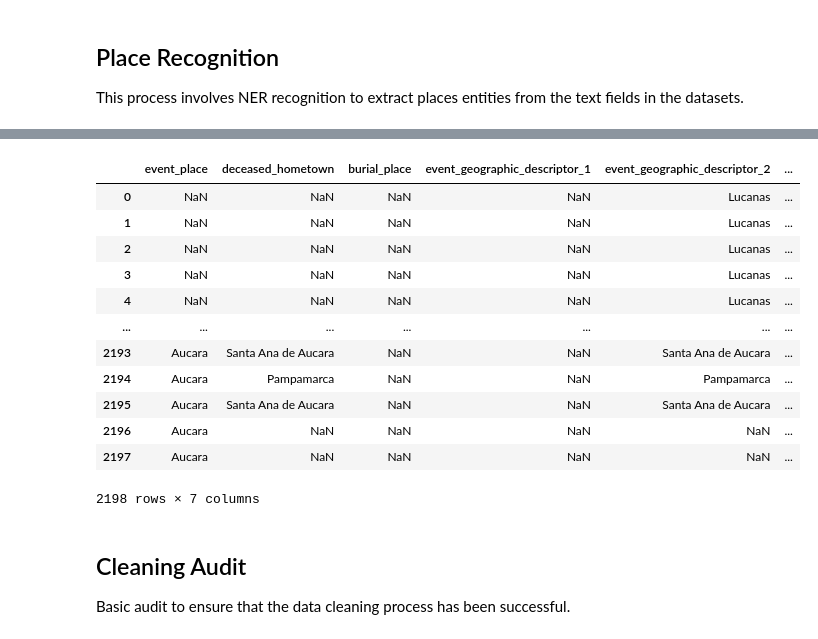
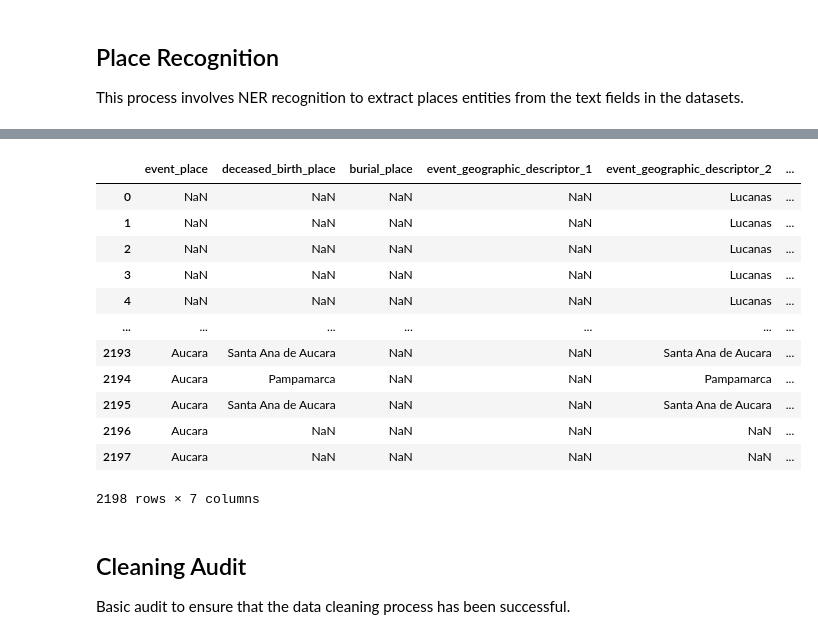
Before and after one commit to UCSB-AMPLab/sondondo, a Jupyter notebook: project_code/1_dataCleaning.ipynb, the cells around one changed output, grey strips where cells are left out. Saved outputs shown, nothing was run; the diff lists cells and outputs as text; code cells hidden in the pictures.

```diff
--- a/project_code/1_dataCleaning.ipynb
+++ b/project_code/1_dataCleaning.ipynb
@@ -383,7 +383,7 @@ from actions.extractors import placeRecognition
 extractor = placeRecognition.PlaceExtractor()
 # %%
 bautismos_place_columns = [
-    'baptized_hometown', 'event_place', 'event_geographic_descriptor_1',
+    'baptized_birth_place', 'event_place', 'event_geographic_descriptor_1',
         'event_geographic_descriptor_2', 'event_geographic_descriptor_3',
         'event_geographic_descriptor_4'
 ]
@@ -411,9 +411,9 @@ BAUTISMOS_HARMONIZED[bautismos_place_columns]
 6341 rows × 6 columns
 # %%
 matrimonios_place_columns = [
-    'groom_hometown',
+    'groom_birth_place',
        'groom_resident_in',
-       'bride_hometown', 'bride_resident_in',
+       'bride_birth_place', 'bride_resident_in',
        'event_place', 'event_geographic_descriptor_1', 'event_geographic_descriptor_2',
        'event_geographic_descriptor_3', 'event_geographic_descriptor_4',
        'event_geographic_descriptor_5', 'event_geographic_descriptor_6'
@@ -442,20 +442,20 @@ MATRIMONIOS_HARMONIZED[matrimonios_place_columns]
 1719 rows × 11 columns
 # %%
 entierros_place_columns = [
-    'event_place', 'deceased_hometown', 'burial_place', 'event_geographic_descriptor_1',
+    'event_place', 'deceased_birth_place', 'burial_place', 'event_geographic_descriptor_1',
     'event_geographic_descriptor_2', 'event_geographic_descriptor_3',
     'event_geographic_descriptor_4'
 ]
 
 ENTIERROS_PLACES_RAW = ENTIERROS_HARMONIZED[entierros_place_columns]
 
 for col in entierros_place_columns:
     if col in ENTIERROS_HARMONIZED.columns:
         ENTIERROS_HARMONIZED[col] = extractor.extract_places_per_row(ENTIERROS_HARMONIZED[col])
 
 ENTIERROS_HARMONIZED[entierros_place_columns]
 # %% [output]
-|  | event_place | deceased_hometown | burial_place | event_geographic_descriptor_1 | event_geographic_descriptor_2 | ... |
+|  | event_place | deceased_birth_place | burial_place | event_geographic_descriptor_1 | event_geographic_descriptor_2 | ... |
 | 0 | NaN | NaN | NaN | NaN | Lucanas | ... |
 | 1 | NaN | NaN | NaN | NaN | Lucanas | ... |
 | 2 | NaN | NaN | NaN | NaN | Lucanas | ... |
```
Also changed, not shown: parts of 6 cells of this notebook, 16 other files.
